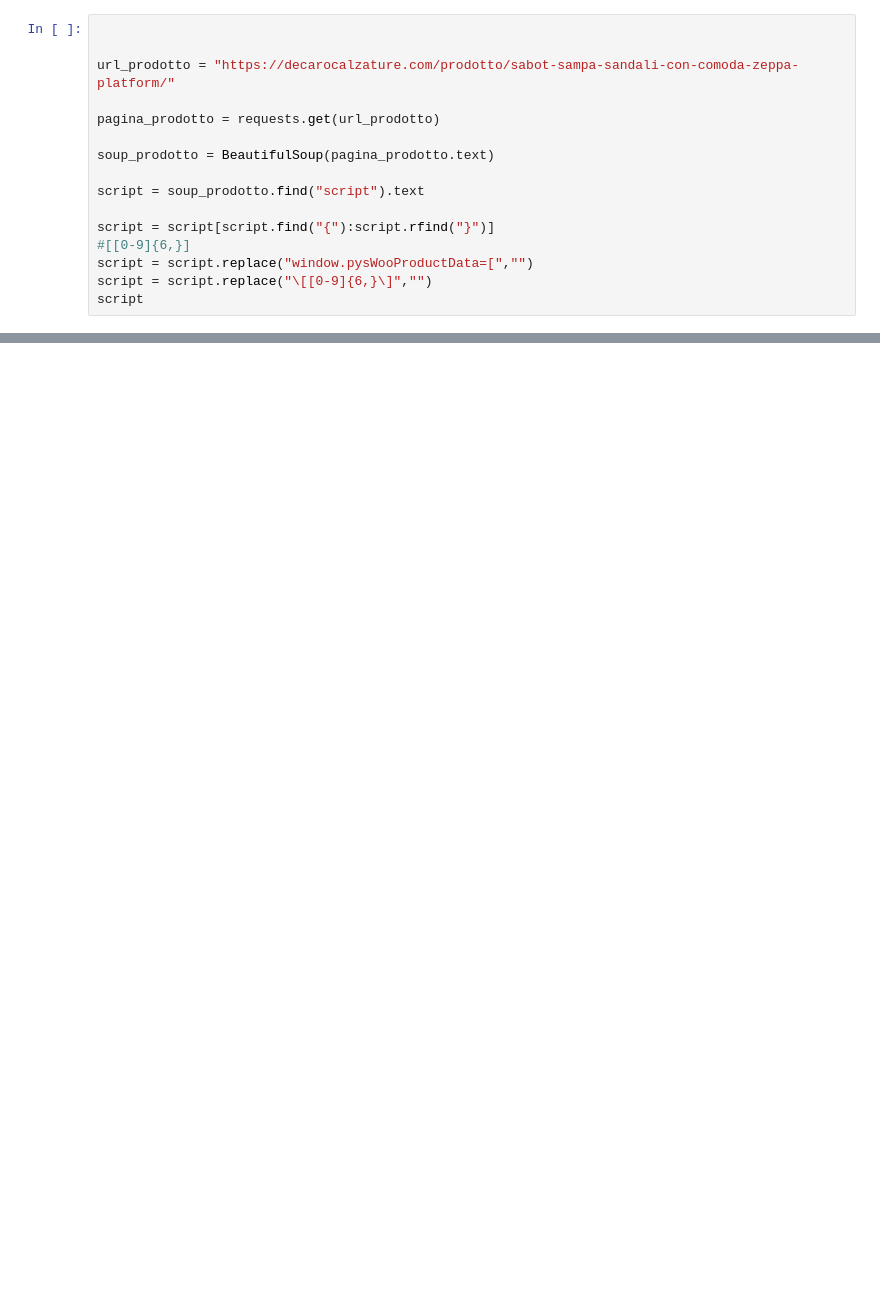
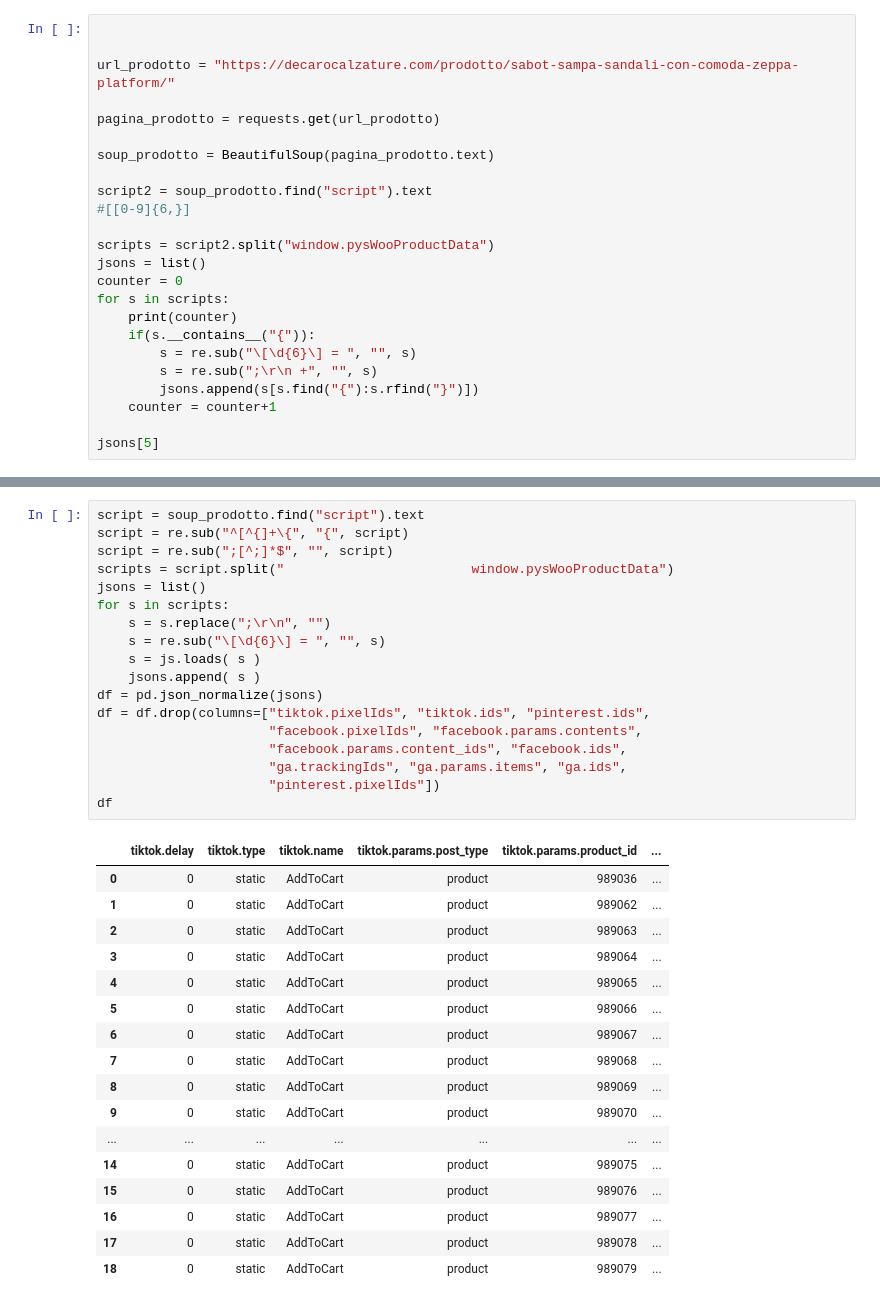
Before and after one commit to StefanoBertaccini1998/build_week_scraping, a Jupyter notebook: scraping_de_caro copy.ipynb, the cells around one changed output, grey strips where cells are left out. Cells and saved outputs as stored; diff of their text form; blank space fills up the shorter version.

```diff
--- a/scraping_de_caro copy.ipynb
+++ b/scraping_de_caro copy.ipynb
@@ -111,11 +118,19 @@ pagina_prodotto = requests.get(url_prodotto)
 
 soup_prodotto = BeautifulSoup(pagina_prodotto.text)
 
-script = soup_prodotto.find("script").text
+script2 = soup_prodotto.find("script").text
+#[[0-9]{6,}]
 
-script = script[script.find("{"):script.rfind("}")]
-#[[0-9]{6,}]
-script = script.replace("window.pysWooProductData=[","")
-script = script.replace("\[[0-9]{6,}\]","")
-script
+scripts = script2.split("window.pysWooProductData")
+jsons = list()
+counter = 0
+for s in scripts:
+    print(counter)
+    if(s.__contains__("{")):
+        s = re.sub("\[\d{6}\] = ", "", s)
+        s = re.sub(";\r\n +", "", s)
+        jsons.append(s[s.find("{"):s.rfind("}")])
+    counter = counter+1
+
+jsons[5]
 # %% [output]
@@ -142,0 +155,36 @@ json.loads('{"tiktok":{"delay":0,"type":"static","name":"AddToCart","pixelIds":[
+# %%
+script = soup_prodotto.find("script").text
+script = re.sub("^[^{]+\{", "{", script)
+script = re.sub(";[^;]*$", "", script)
+scripts = script.split("                        window.pysWooProductData")
+jsons = list()
+for s in scripts:
+    s = s.replace(";\r\n", "")
+    s = re.sub("\[\d{6}\] = ", "", s)
+    s = js.loads( s )
+    jsons.append( s )
+df = pd.json_normalize(jsons)
+df = df.drop(columns=["tiktok.pixelIds", "tiktok.ids", "pinterest.ids",
+                      "facebook.pixelIds", "facebook.params.contents",
+                      "facebook.params.content_ids", "facebook.ids",
+                      "ga.trackingIds", "ga.params.items", "ga.ids",
+                      "pinterest.pixelIds"])
+df
+# %% [output]
+|  | tiktok.delay | tiktok.type | tiktok.name | tiktok.params.post_type | tiktok.params.product_id | ... |
+| 0 | 0 | static | AddToCart | product | 989036 | ... |
+| 1 | 0 | static | AddToCart | product | 989062 | ... |
+| 2 | 0 | static | AddToCart | product | 989063 | ... |
+| 3 | 0 | static | AddToCart | product | 989064 | ... |
+| 4 | 0 | static | AddToCart | product | 989065 | ... |
+| 5 | 0 | static | AddToCart | product | 989066 | ... |
+| 6 | 0 | static | AddToCart | product | 989067 | ... |
+| 7 | 0 | static | AddToCart | product | 989068 | ... |
+| 8 | 0 | static | AddToCart | product | 989069 | ... |
+| 9 | 0 | static | AddToCart | product | 989070 | ... |
+| ... | ... | ... | ... | ... | ... | ... |
+| 14 | 0 | static | AddToCart | product | 989075 | ... |
+| 15 | 0 | static | AddToCart | product | 989076 | ... |
+| 16 | 0 | static | AddToCart | product | 989077 | ... |
+| 17 | 0 | static | AddToCart | product | 989078 | ... |
+| 18 | 0 | static | AddToCart | product | 989079 | ... |
```
Also changed, not shown: parts of 11 cells of this notebook, 4 other files.
